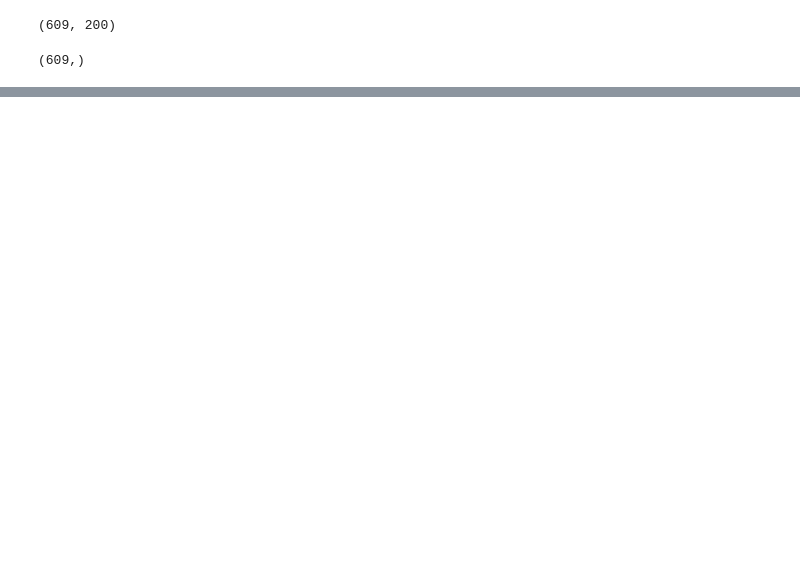
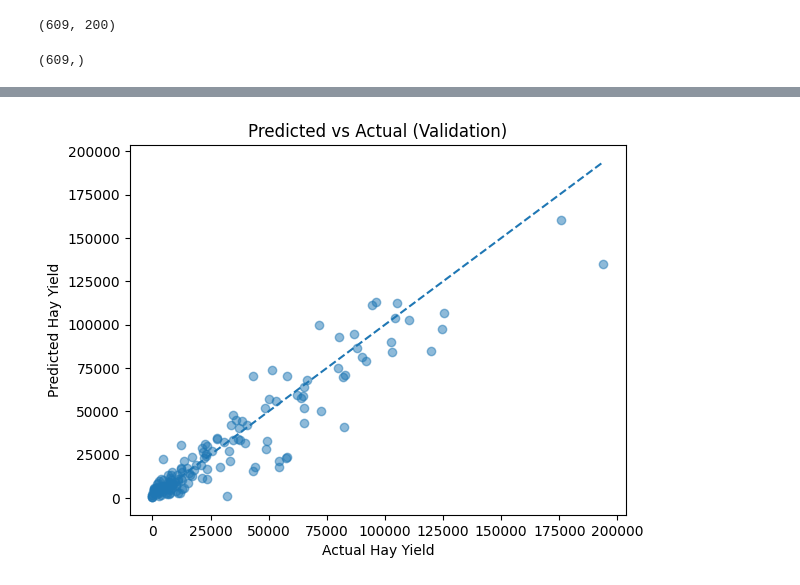
Before and after one commit to StephenC959/AGCensusPrediction, a Jupyter notebook: models/NeuralNetImproved.ipynb, the cells around one changed output, grey strips where cells are left out. Drawn from its saved outputs; the diff is of its cells as text; code cells hidden in the pictures; blank space fills up the shorter version.

Commit message:
Improvement Model Complete

```diff
--- a/models/NeuralNetImproved.ipynb
+++ b/models/NeuralNetImproved.ipynb
@@ -304,0 +334,13 @@ plt.show()
+# %%
+y_pred = model.predict(X_val).flatten()
+
+plt.scatter(y_val, y_pred, alpha=0.5)
+plt.plot([y_val.min(), y_val.max()],
+         [y_val.min(), y_val.max()],
+         linestyle='--')
+
+plt.xlabel("Actual Hay Yield")
+plt.ylabel("Predicted Hay Yield")
+plt.title("Predicted vs Actual (Validation)")
+plt.show()
+# %% [output]
@@ -304,0 +348 @@ plt.show()
+[figure, added]
```
Also changed, not shown: parts of 12 cells of this notebook, 1 other file.
